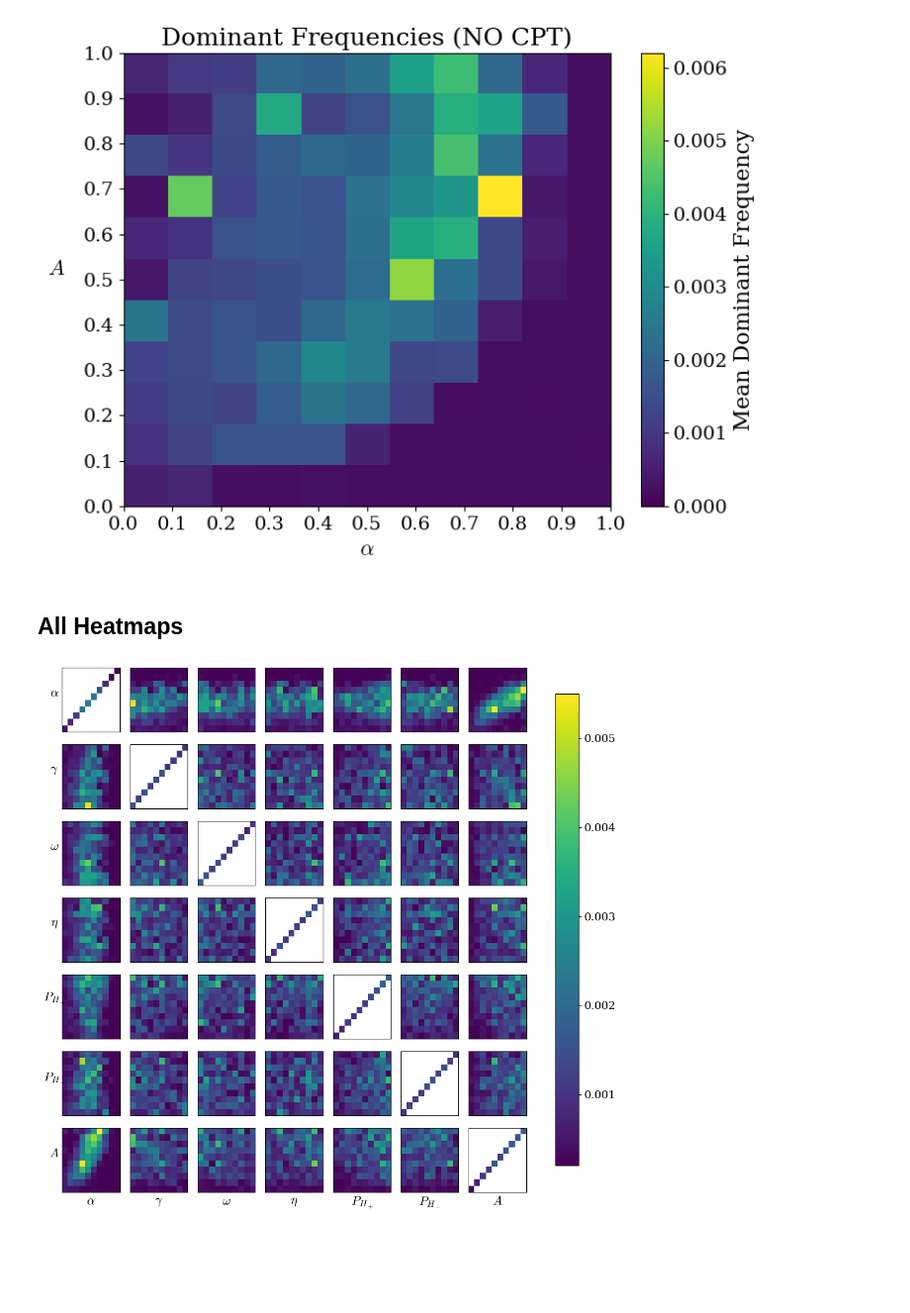
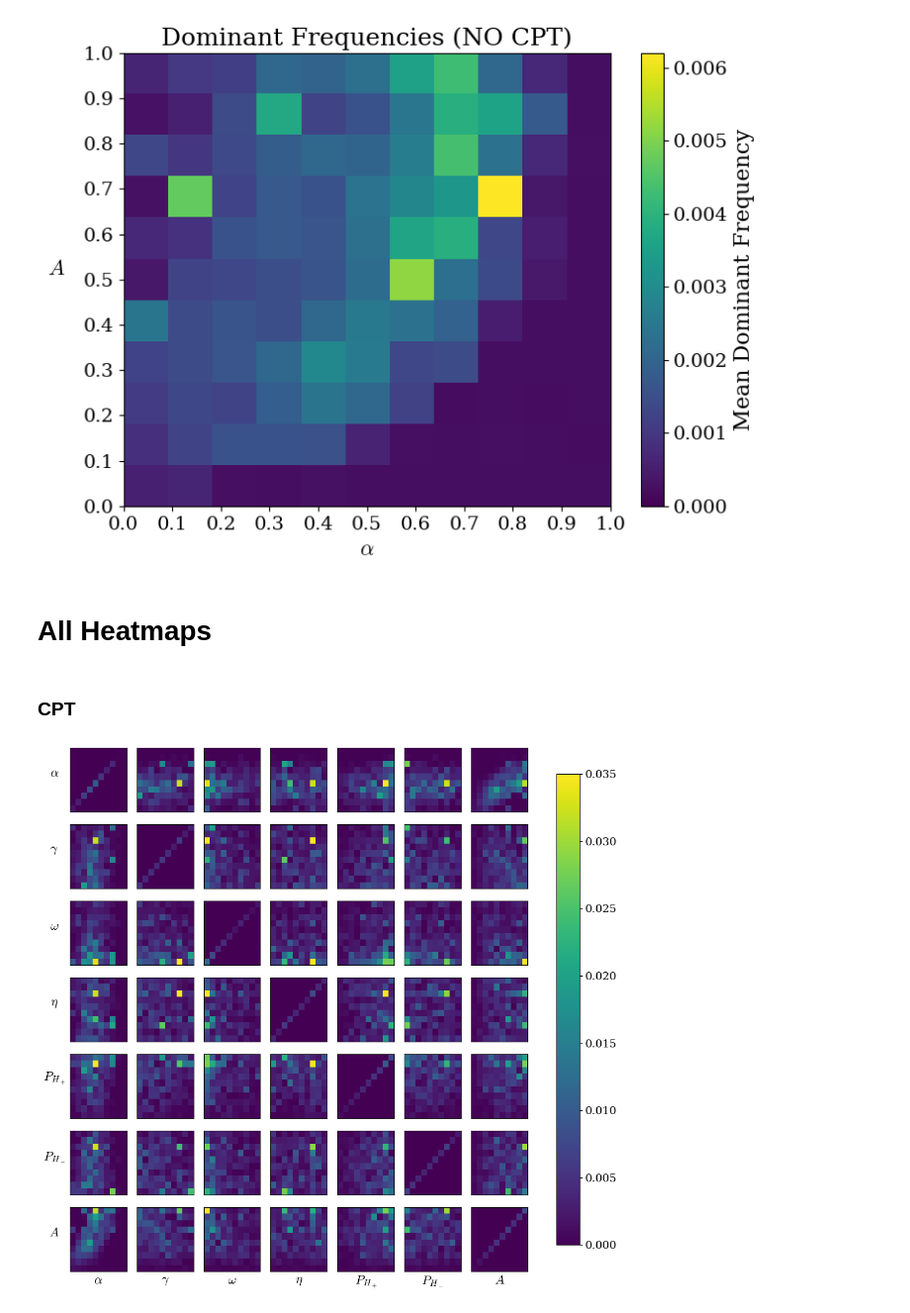
Before and after one commit to charlesaugdupont/cognitive-biases-endogenous-volatility, a Jupyter notebook: DominantFrequency.ipynb, the cells around one changed output. Shown: that part at 99% size. Cells and saved outputs as stored; diff of their text form; code cells hidden in the pictures; blank space fills up the shorter version.

```diff
--- a/DominantFrequency.ipynb
+++ b/DominantFrequency.ipynb
@@ -147,11 +147,13 @@ plt.show()
 # %% [output]
 [figure]
 # %% [markdown]
-## All Heatmaps
+# All Heatmaps
+# %% [markdown]
+### CPT
 # %%
 directory = "results_5"
 
-with open(directory + "_dominant_frequencies.pickle", "rb") as f:
+with open(directory + "_dominant_frequencies_robust.pickle", "rb") as f:
     freqs = pickle.load(f)
 
 data = []
@@ -166,8 +168,6 @@ fig, axs = plt.subplots(7, 7, figsize=(11,10))
 param_names = [r"$\alpha$", r"$\gamma$", r"$\omega$", r"$\eta$", r"$P_{H_+}$",  r"$P_{H_-}$", r"$A$"]
 bounds = [[0,1], [0.4,0.8], [1,4], [0.5, 1], [0,1], [0,1], [0,1]]
 freq_lists = [d[-1] for d in data]
-
-map_vals = []
 
 for i in range(7):
     pi_values = np.array([d[i] for d in data])
@@ -177,36 +177,35 @@ for i in range(7):
         pj_bounds = np.linspace(bounds[j][0], bounds[j][1], 11)
         heatmap = np.zeros((10, 10))
 
         # Iterate over bins
         for a in range(10):
             for b in range(10):
                 # Find indices that fall into this bin
                 idxs = np.where(
                     (pi_values >= pi_bounds[a]) & (pi_values < pi_bounds[a+1]) &
                     (pj_values >= pj_bounds[b]) & (pj_values < pj_bounds[b+1])
                 )[0]
 
                 # Concatenate all lists of freqs in this bin
                 if len(idxs) > 0:
                     combined_freqs = np.concatenate([freq_lists[k] for k in idxs])
                     heatmap[a, b] = combined_freqs.mean()
                 else:
-                    heatmap[a, b] = np.nan
+                    heatmap[a, b] = 0
 
-
-
-        im = axs[i][j].imshow(heatmap, origin="lower", aspect="auto", cmap="viridis", vmin=0.0002, vmax=0.0055)
+        im = axs[i][j].imshow(heatmap, origin="lower", aspect="auto", cmap="viridis", vmin=0, vmax=0.035)
         axs[i][j].set_xticks([])
         axs[i][j].set_yticks([])
         if j == 0:
-            axs[i][j].set_ylabel(param_names[i], rotation=0, labelpad=10)
+            axs[i][j].set_ylabel(param_names[i], rotation=0, labelpad=20)
         if i == 6:
             axs[i][j].set_xlabel(param_names[j])
 
         last_im = im
 
 fig.tight_layout()
 fig.colorbar(last_im, ax=axs.ravel().tolist(), shrink=0.9, norm="log")
+plt.savefig("CPT_dominant_frequencies_robust.pdf", bbox_inches="tight")
 plt.show()
 # %% [output]
-[figure, old version]
+[figure, new version]
```
Also changed, not shown: parts of 4 cells of this notebook, 4 other files.
